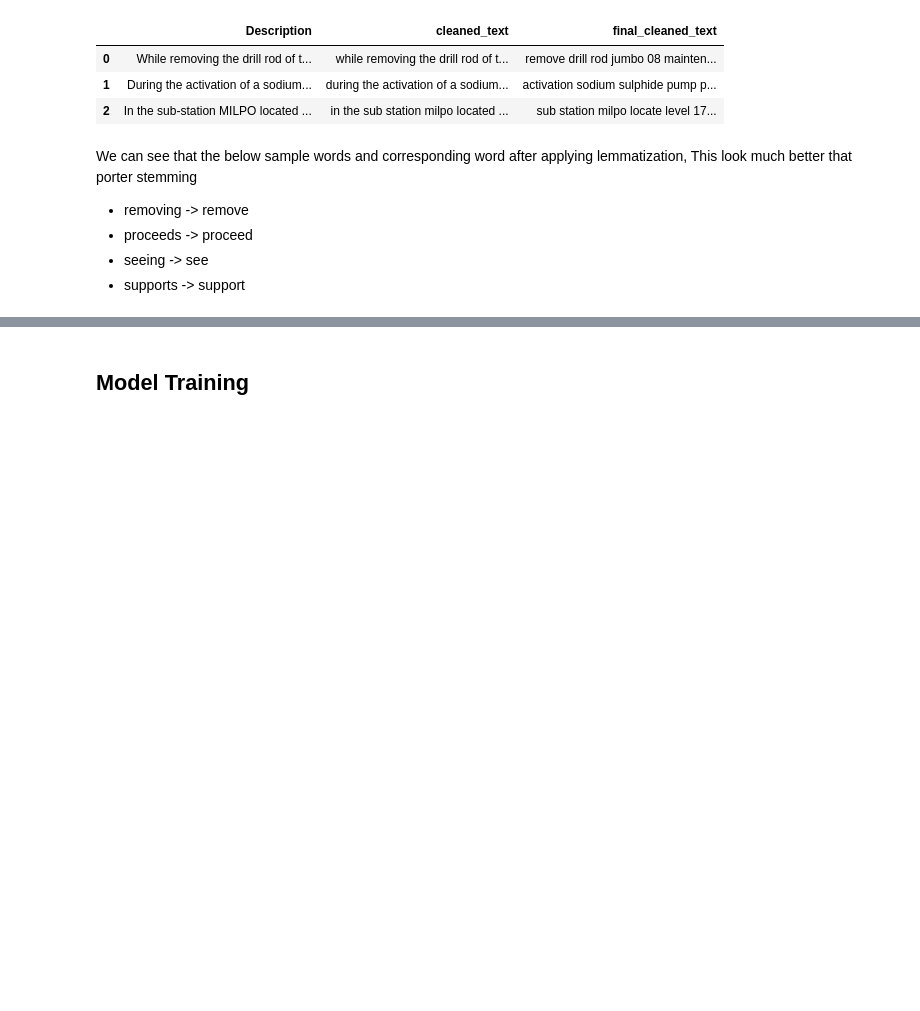
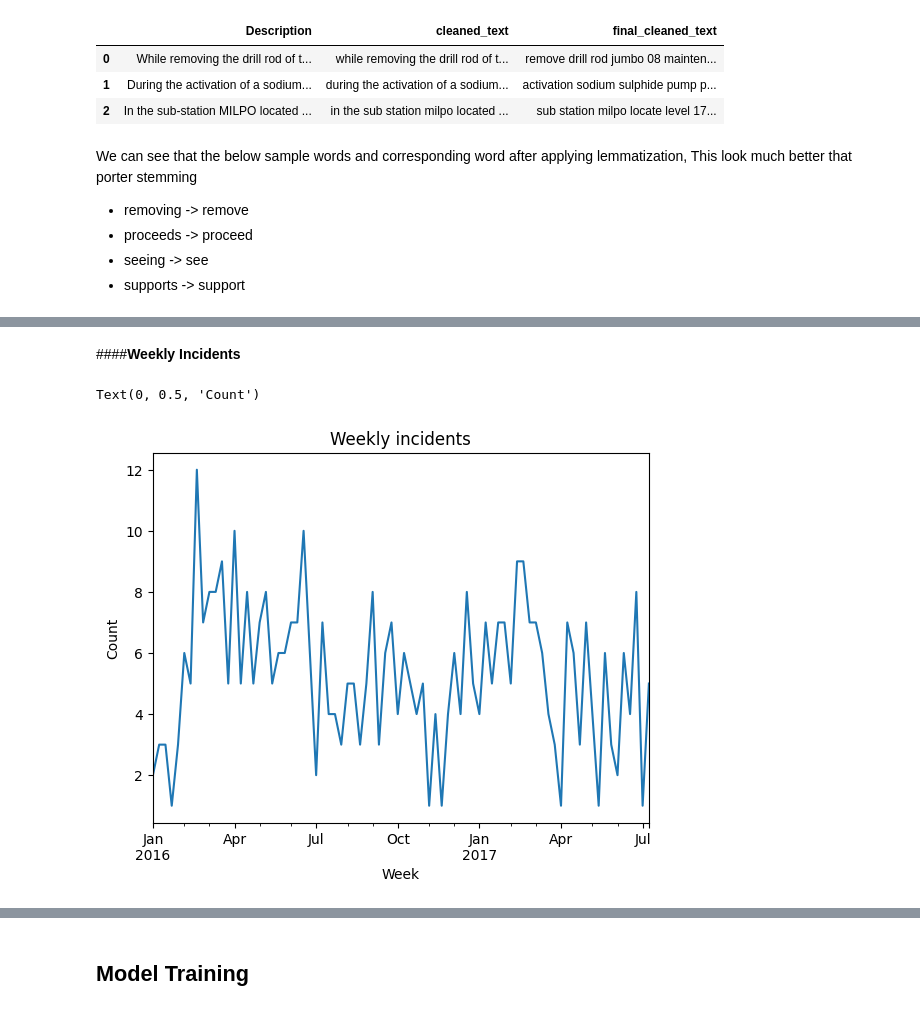
Before and after one commit to ABHINAVRISHI1983/nlp-chat-bot, a Jupyter notebook: NLPChatbot.ipynb, the cells around one changed output, grey strips where cells are left out. Saved outputs shown, nothing was run; the diff lists cells and outputs as text; code cells hidden in the pictures; blank space fills up the shorter version.

```diff
--- a/NLPChatbot.ipynb
+++ b/NLPChatbot.ipynb
@@ -292,0 +537,14 @@ We can see that the below sample words and corresponding word after applying lem
+# %% [markdown]
+####**Weekly Incidents**
+# %%
+ax = (data_eda.set_index('Data')
+           .resample('W').size()              # weekly row count
+           .rename('Incidents per week')
+           .plot())
+
+ax.set_title('Weekly incidents')
+ax.set_xlabel('Week')
+ax.set_ylabel('Count')
+# %% [output]
+Text(0, 0.5, 'Count')
+[figure, added]
```
Also changed, not shown: parts of 58 cells of this notebook.
